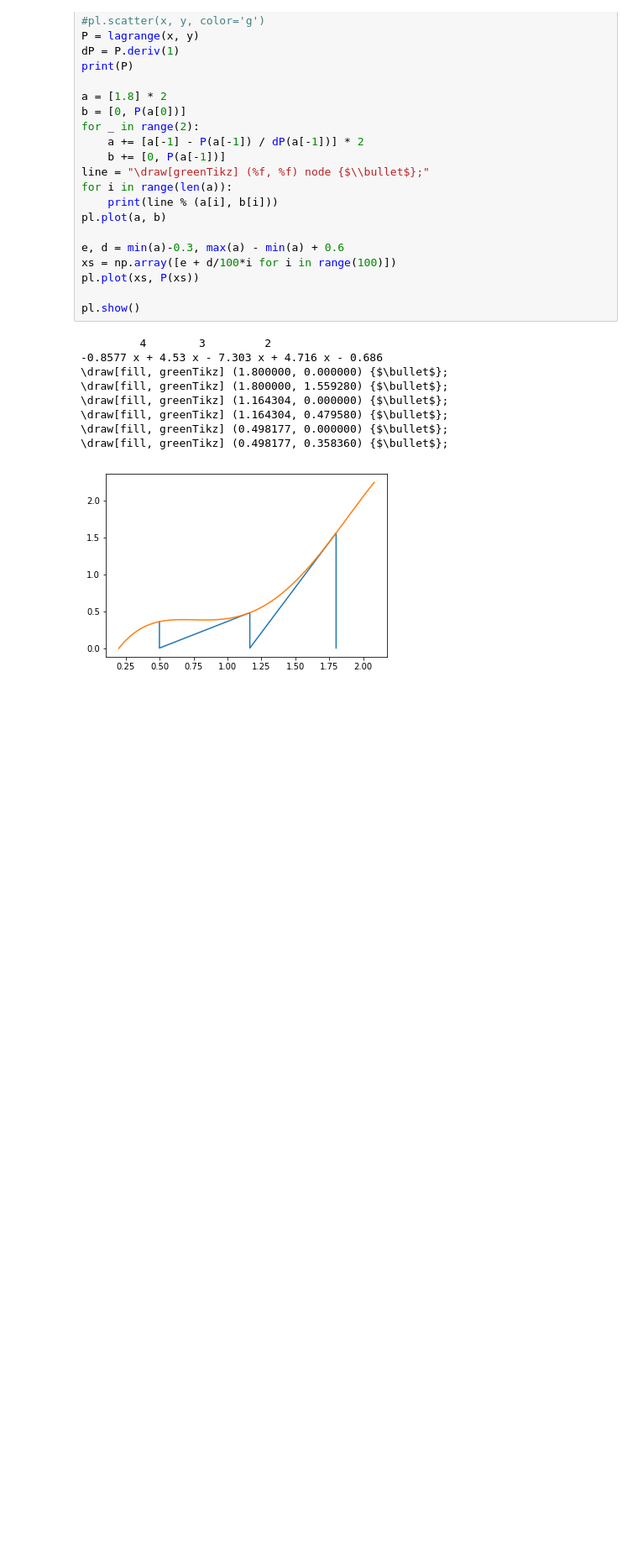
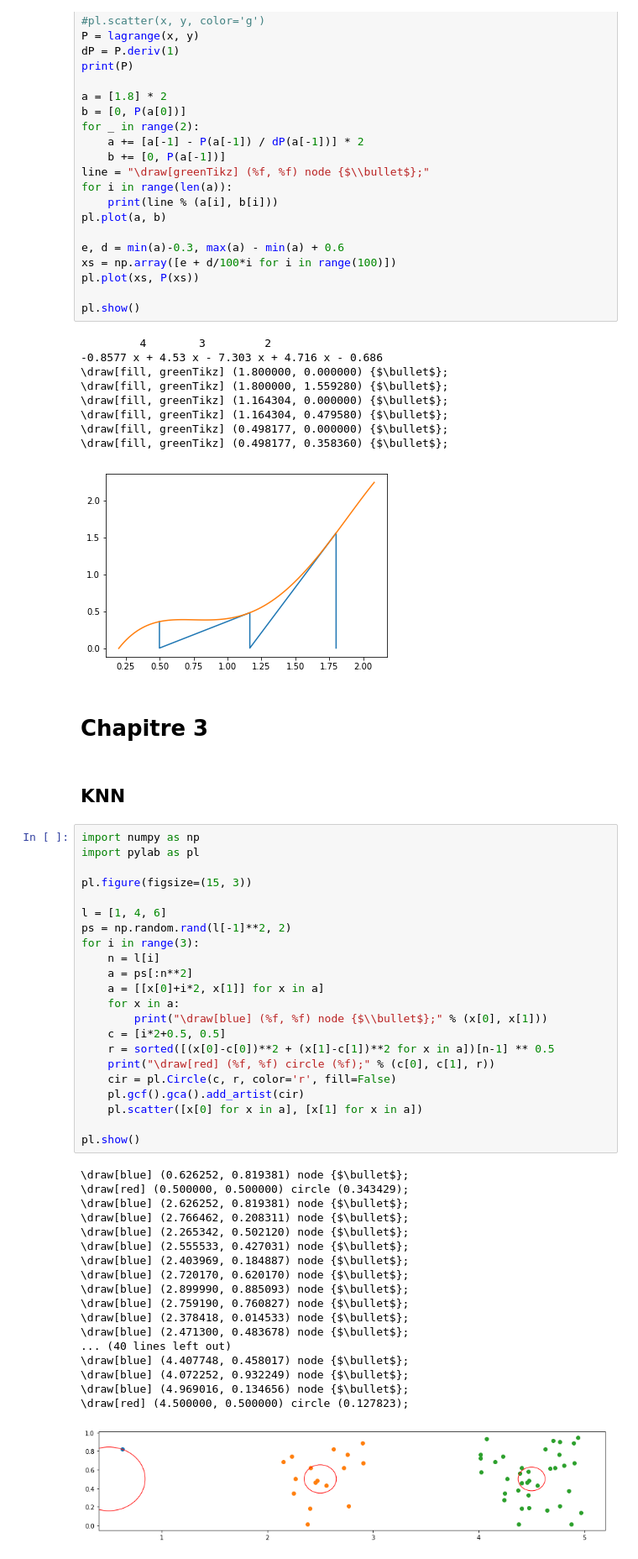
Before and after one commit to Nanored4498/M1IF-ML-cours, a Jupyter notebook: figures.ipynb, the cells around one changed output. Shown at 84% size. Drawn from its saved outputs; the diff is of its cells as text; blank space fills up the shorter version.

Commit message:
Début du chapitre 3

```diff
--- a/figures.ipynb
+++ b/figures.ipynb
@@ -247,3 +247,48 @@ pl.show()
 \draw[fill, greenTikz] (0.498177, 0.000000) {$\bullet$};
 \draw[fill, greenTikz] (0.498177, 0.358360) {$\bullet$};
 [figure]
+# %% [markdown]
+# Chapitre 3
+# %% [markdown]
+## KNN
+# %%
+import numpy as np
+import pylab as pl
+
+pl.figure(figsize=(15, 3))
+
+l = [1, 4, 6]
+ps = np.random.rand(l[-1]**2, 2)
+for i in range(3):
+    n = l[i]
+    a = ps[:n**2]
+    a = [[x[0]+i*2, x[1]] for x in a]
+    for x in a:
+        print("\draw[blue] (%f, %f) node {$\\bullet$};" % (x[0], x[1]))
+    c = [i*2+0.5, 0.5]
+    r = sorted([(x[0]-c[0])**2 + (x[1]-c[1])**2 for x in a])[n-1] ** 0.5
+    print("\draw[red] (%f, %f) circle (%f);" % (c[0], c[1], r))
+    cir = pl.Circle(c, r, color='r', fill=False)
+    pl.gcf().gca().add_artist(cir)
+    pl.scatter([x[0] for x in a], [x[1] for x in a])
+
+pl.show()
+# %% [output]
+\draw[blue] (0.626252, 0.819381) node {$\bullet$};
+\draw[red] (0.500000, 0.500000) circle (0.343429);
+\draw[blue] (2.626252, 0.819381) node {$\bullet$};
+\draw[blue] (2.766462, 0.208311) node {$\bullet$};
+\draw[blue] (2.265342, 0.502120) node {$\bullet$};
+\draw[blue] (2.555533, 0.427031) node {$\bullet$};
+\draw[blue] (2.403969, 0.184887) node {$\bullet$};
+\draw[blue] (2.720170, 0.620170) node {$\bullet$};
+\draw[blue] (2.899990, 0.885093) node {$\bullet$};
+\draw[blue] (2.759190, 0.760827) node {$\bullet$};
+\draw[blue] (2.378418, 0.014533) node {$\bullet$};
+\draw[blue] (2.471300, 0.483678) node {$\bullet$};
+... (40 lines left out)
+\draw[blue] (4.407748, 0.458017) node {$\bullet$};
+\draw[blue] (4.072252, 0.932249) node {$\bullet$};
+\draw[blue] (4.969016, 0.134656) node {$\bullet$};
+\draw[red] (4.500000, 0.500000) circle (0.127823);
+[figure, added]
```
Also changed, not shown: parts of 5 cells of this notebook, 5 other files.
